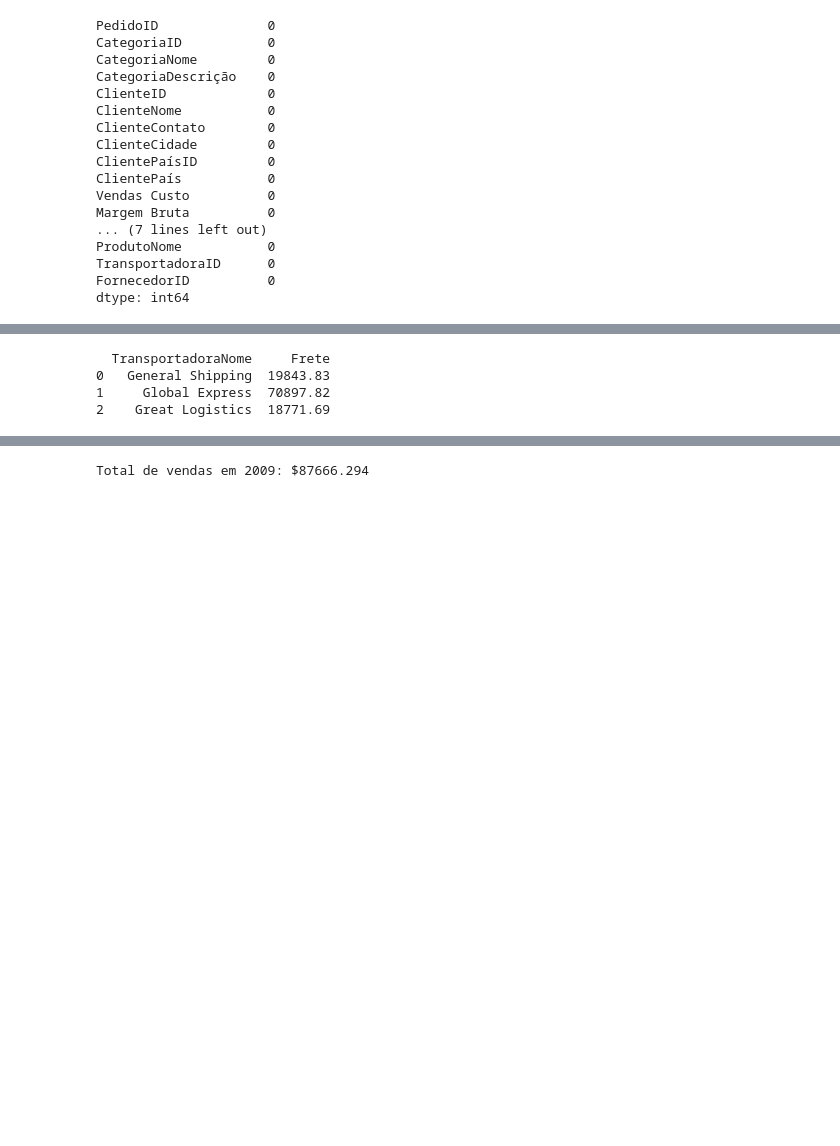
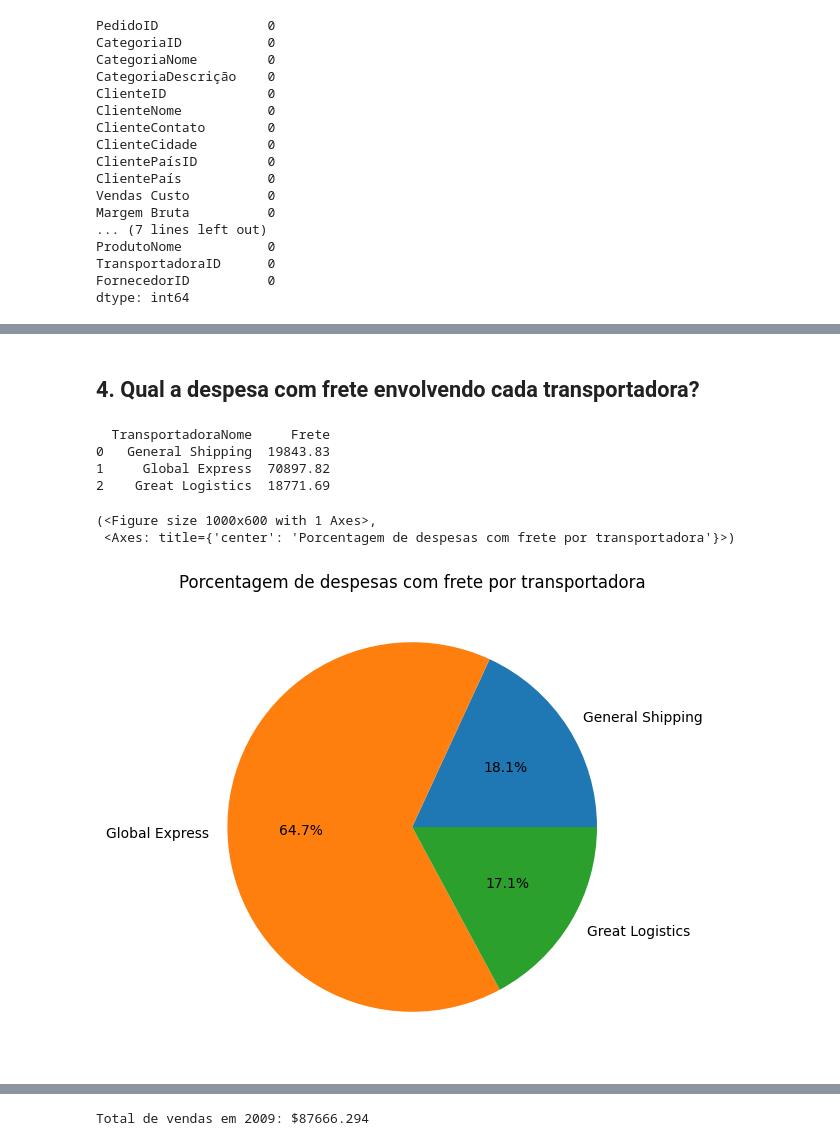
Before and after one commit to oliviaoliva/PrimeiraAtividadeBI, a Jupyter notebook: AtividadeBI1-checkpoint.ipynb, the cells around one changed output, grey strips where cells are left out. Cells and saved outputs as stored; diff of their text form; code cells hidden in the pictures; blank space fills up the shorter version.

```diff
--- a/AtividadeBI1-checkpoint.ipynb
+++ b/AtividadeBI1-checkpoint.ipynb
@@ -125,10 +196,20 @@ Name: Vendas, dtype: float64
+# %% [markdown]
+## 4. Qual a despesa com frete envolvendo cada transportadora?
 # %%
 frete_transportadoras = vendas_globais.groupby('TransportadoraID')['Frete'].sum()
 frete_transportadoras = frete_transportadoras.reset_index().merge(transportadoras, on='TransportadoraID')
 
 print(frete_transportadoras[['TransportadoraNome', 'Frete']])
+
+# Plotar gráfico de pizza
+criarGraficoDePizza(
+    series=frete_transportadoras.set_index('TransportadoraNome')['Frete'],
+    title='Porcentagem de despesas com frete por transportadora')
 # %% [output]
   TransportadoraNome     Frete
 0   General Shipping  19843.83
 1     Global Express  70897.82
 2    Great Logistics  18771.69
+(<Figure size 1000x600 with 1 Axes>,
+ <Axes: title={'center': 'Porcentagem de despesas com frete por transportadora'}>)
+[figure, added]
```
Also changed, not shown: parts of 33 cells of this notebook, 5 other files.
